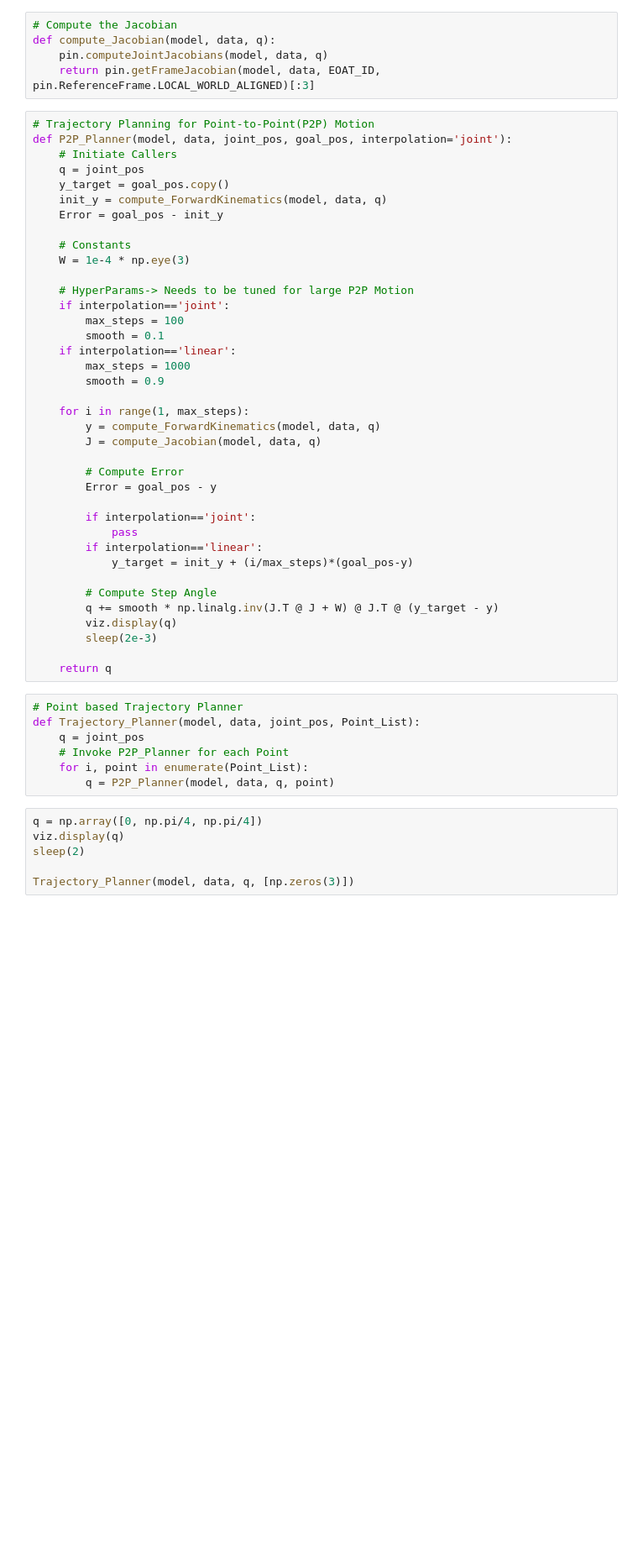
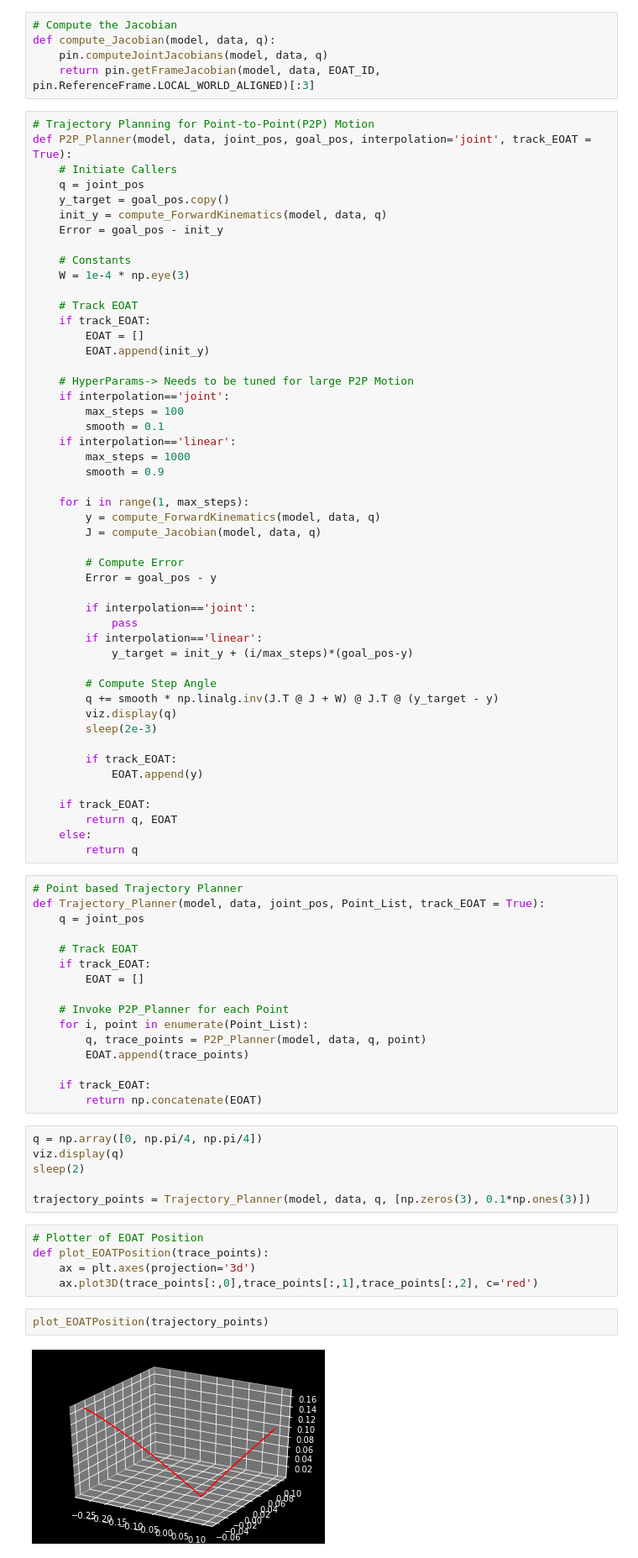
Before and after one commit to KanishkNavale/Robot-Physics-Engine, a Jupyter notebook: kinematics.ipynb, the cells around one changed output. Shown: that part at 84% size. Drawn from its saved outputs; the diff is of its cells as text; blank space fills up the shorter version.

Commit message:
Added EOAT Pos. Plotter

```diff
--- a/kinematics.ipynb
+++ b/kinematics.ipynb
@@ -45,7 +45,7 @@ def compute_Jacobian(model, data, q):
     return pin.getFrameJacobian(model, data, EOAT_ID, pin.ReferenceFrame.LOCAL_WORLD_ALIGNED)[:3]
 # %%
 # Trajectory Planning for Point-to-Point(P2P) Motion
-def P2P_Planner(model, data, joint_pos, goal_pos, interpolation='joint'):
+def P2P_Planner(model, data, joint_pos, goal_pos, interpolation='joint', track_EOAT = True):
     # Initiate Callers
     q = joint_pos
     y_target = goal_pos.copy()
@@ -54,6 +54,11 @@ def P2P_Planner(model, data, joint_pos, goal_pos, interpolation='joint'):
 
     # Constants
     W = 1e-4 * np.eye(3)
+
+    # Track EOAT
+    if track_EOAT:
+        EOAT = []
+        EOAT.append(init_y)
 
     # HyperParams-> Needs to be tuned for large P2P Motion
     if interpolation=='joint':
@@ -80,17 +85,41 @@ def P2P_Planner(model, data, joint_pos, goal_pos, interpolation='joint'):
         viz.display(q)
         sleep(2e-3)
 
-    return q
+        if track_EOAT:
+            EOAT.append(y)
+
+    if track_EOAT:
+        return q, EOAT
+    else:
+        return q
 # %%
 # Point based Trajectory Planner
-def Trajectory_Planner(model, data, joint_pos, Point_List):
+def Trajectory_Planner(model, data, joint_pos, Point_List, track_EOAT = True):
     q = joint_pos
+
+    # Track EOAT
+    if track_EOAT:
+        EOAT = []
+
     # Invoke P2P_Planner for each Point
     for i, point in enumerate(Point_List):
-        q = P2P_Planner(model, data, q, point)
+        q, trace_points = P2P_Planner(model, data, q, point)
+        EOAT.append(trace_points)
+
+    if track_EOAT:
+        return np.concatenate(EOAT)
 # %%
 q = np.array([0, np.pi/4, np.pi/4])
 viz.display(q)
 sleep(2)
 
-Trajectory_Planner(model, data, q, [np.zeros(3)])
+trajectory_points = Trajectory_Planner(model, data, q, [np.zeros(3), 0.1*np.ones(3)])
+# %%
+# Plotter of EOAT Position
+def plot_EOATPosition(trace_points):
+    ax = plt.axes(projection='3d')
+    ax.plot3D(trace_points[:,0],trace_points[:,1],trace_points[:,2], c='red')
+# %%
+plot_EOATPosition(trajectory_points)
+# %% [output]
+[figure, added]
```
Also changed, not shown: parts of 1 cell of this notebook.
